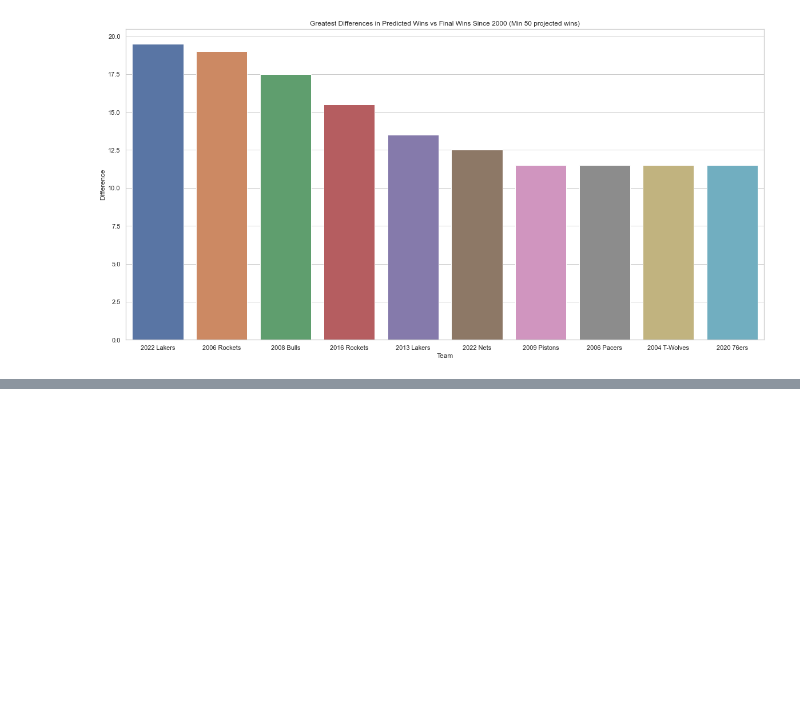
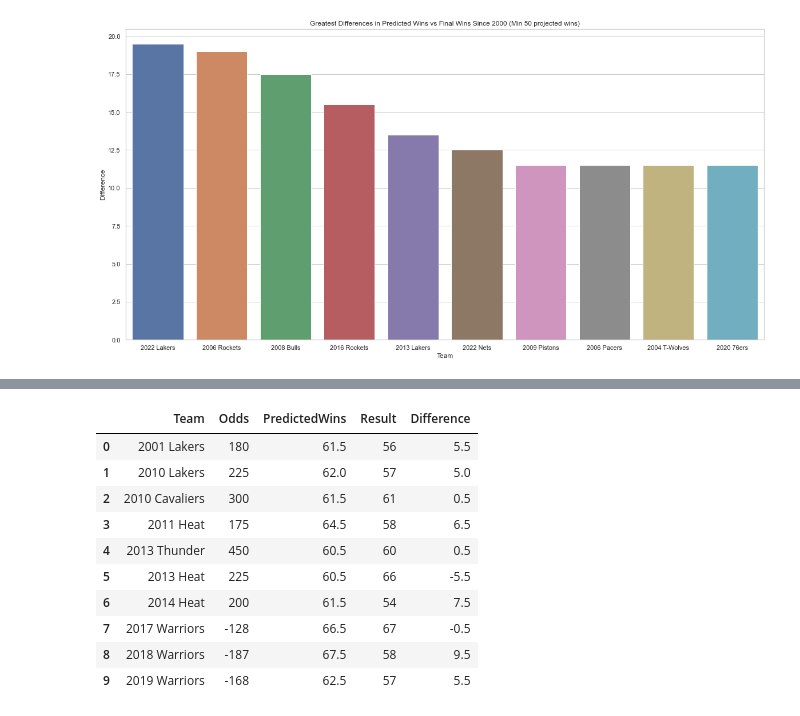
Before and after one commit to MattSasaki/Most-Disappointing-NBA-Superteams, a Jupyter notebook: preseason data work.ipynb, the cells around one changed output, grey strips where cells are left out. Cells and saved outputs as stored; diff of their text form; code cells hidden in the pictures; blank space fills up the shorter version.

```diff
--- a/preseason data work.ipynb
+++ b/preseason data work.ipynb
@@ -118,0 +131,14 @@ Text(0.5, 1.0, 'Greatest Differences in Predicted Wins vs Final Wins Since 2000
+# %%
+full_df_2
+# %% [output]
+|  | Team | Odds | PredictedWins | Result | Difference |
+| 0 | 2001 Lakers | 180 | 61.5 | 56 | 5.5 |
+| 1 | 2010 Lakers | 225 | 62.0 | 57 | 5.0 |
+| 2 | 2010 Cavaliers | 300 | 61.5 | 61 | 0.5 |
+| 3 | 2011 Heat | 175 | 64.5 | 58 | 6.5 |
+| 4 | 2013 Thunder | 450 | 60.5 | 60 | 0.5 |
+| 5 | 2013 Heat | 225 | 60.5 | 66 | -5.5 |
+| 6 | 2014 Heat | 200 | 61.5 | 54 | 7.5 |
+| 7 | 2017 Warriors | -128 | 66.5 | 67 | -0.5 |
+| 8 | 2018 Warriors | -187 | 67.5 | 58 | 9.5 |
+| 9 | 2019 Warriors | -168 | 62.5 | 57 | 5.5 |
```
Also changed, not shown: parts of 4 cells of this notebook, 1 other file.
